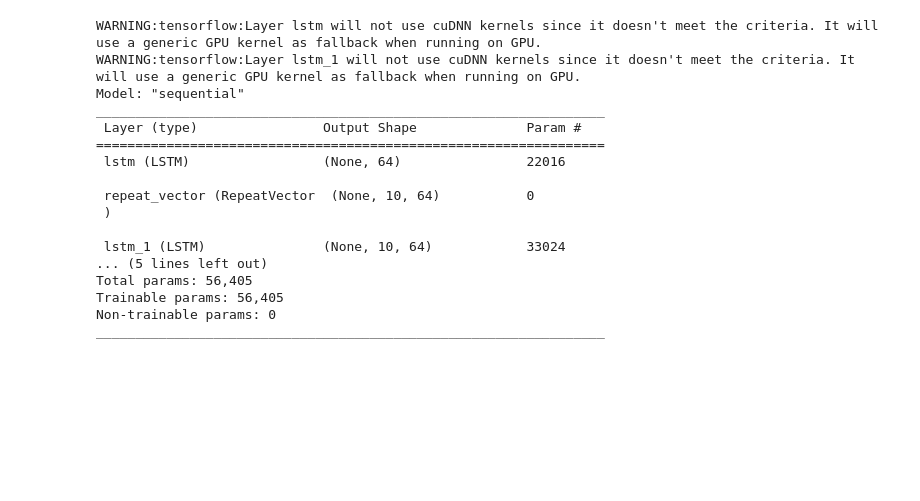
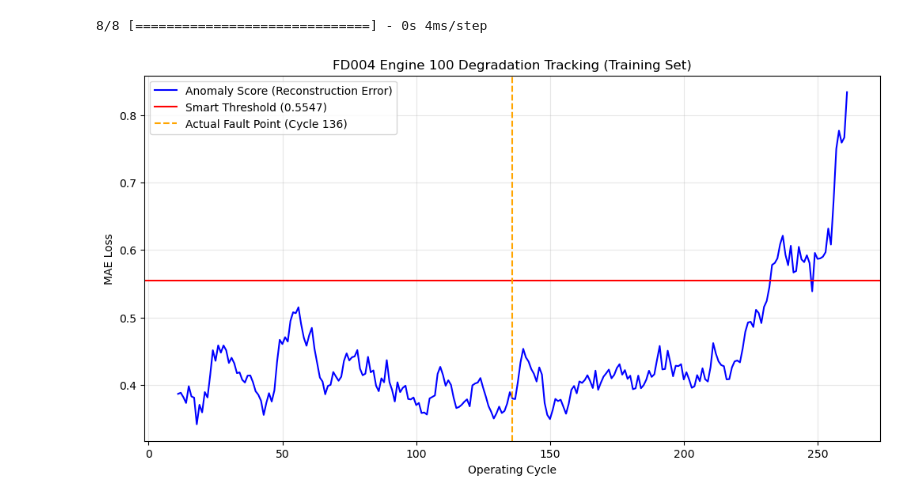
Before and after one commit to RandomKiddo/HackAI2026, a Jupyter notebook: src/Project.ipynb, the cells around one changed output. Drawn from its saved outputs; the diff is of its cells as text; code cells hidden in the pictures; blank space fills up the shorter version.

```diff
--- a/src/Project.ipynb
+++ b/src/Project.ipynb
@@ -84,36 +186,27 @@ X_train = np.concatenate([get_unit_sequences(df, u) for u in df['Unit'].unique()
 # %%
-TIME_STEPS = X_train.shape[1]
-N_FEATURES = X_train.shape[2]
+# --- 9. VISUALIZATION (UNIT 100) ---
+unit_id = 100
+unit_mask = df['id'] == unit_id
+X_unit, cycles_unit, ruls_unit = gen_sequences_and_labels(df[unit_mask], WINDOW_SIZE)
 
-model = keras.Sequential([
-    # Encoder
-    Input(shape=(TIME_STEPS, N_FEATURES)),
-    LSTM(64, activation='relu', return_sequences=False),
-    RepeatVector(TIME_STEPS),
+unit_preds = model.predict(X_unit)
+unit_mae = np.mean(np.abs(unit_preds - X_unit), axis=(1, 2))
 
-    # Decoder
-    LSTM(64, activation='relu', return_sequences=True),
-    TimeDistributed(Dense(N_FEATURES))
-])
+# Find the exact cycle where RUL hits our 125 threshold
+fault_cycle = cycles_unit[ruls_unit <= HEALTHY_RUL_THRESHOLD][0] if any(ruls_unit <= HEALTHY_RUL_THRESHOLD) else cycles_unit[-1]
 
-model.compile(optimizer='adam', loss='mae')
-model.summary()
+plt.figure(figsize=(12, 6))
+plt.plot(cycles_unit, unit_mae, label='Anomaly Score (Reconstruction Error)', color='blue')
+plt.axhline(y=smart_threshold, color='red', linestyle='-', label=f'Smart Threshold ({smart_threshold:.4f})')
+plt.axvline(x=fault_cycle, color='orange', linestyle='--', label=f'Actual Fault Point (Cycle {fault_cycle})')
+
+plt.title(f'FD004 Engine {unit_id} Degradation Tracking (Training Set)')
+plt.xlabel('Operating Cycle')
+plt.ylabel('MAE Loss')
+plt.legend()
+plt.grid(True, alpha=0.3)
+plt.show(block=False)
 # %% [output]
-WARNING:tensorflow:Layer lstm will not use cuDNN kernels since it doesn't meet the criteria. It will use a generic GPU kernel as fallback when running on GPU.
-WARNING:tensorflow:Layer lstm_1 will not use cuDNN kernels since it doesn't meet the criteria. It will use a generic GPU kernel as fallback when running on GPU.
-Model: "sequential"
-_________________________________________________________________
- Layer (type)                Output Shape              Param #
-=================================================================
- lstm (LSTM)                 (None, 64)                22016
-
- repeat_vector (RepeatVector  (None, 10, 64)           0
- )
-
- lstm_1 (LSTM)               (None, 10, 64)            33024
-... (5 lines left out)
-Total params: 56,405
-Trainable params: 56,405
-Non-trainable params: 0
-_________________________________________________________________
+8/8 [==============================] - 0s 4ms/step
+[figure, added]
 # %%
```
Also changed, not shown: parts of 14 cells of this notebook, 1 other file.
